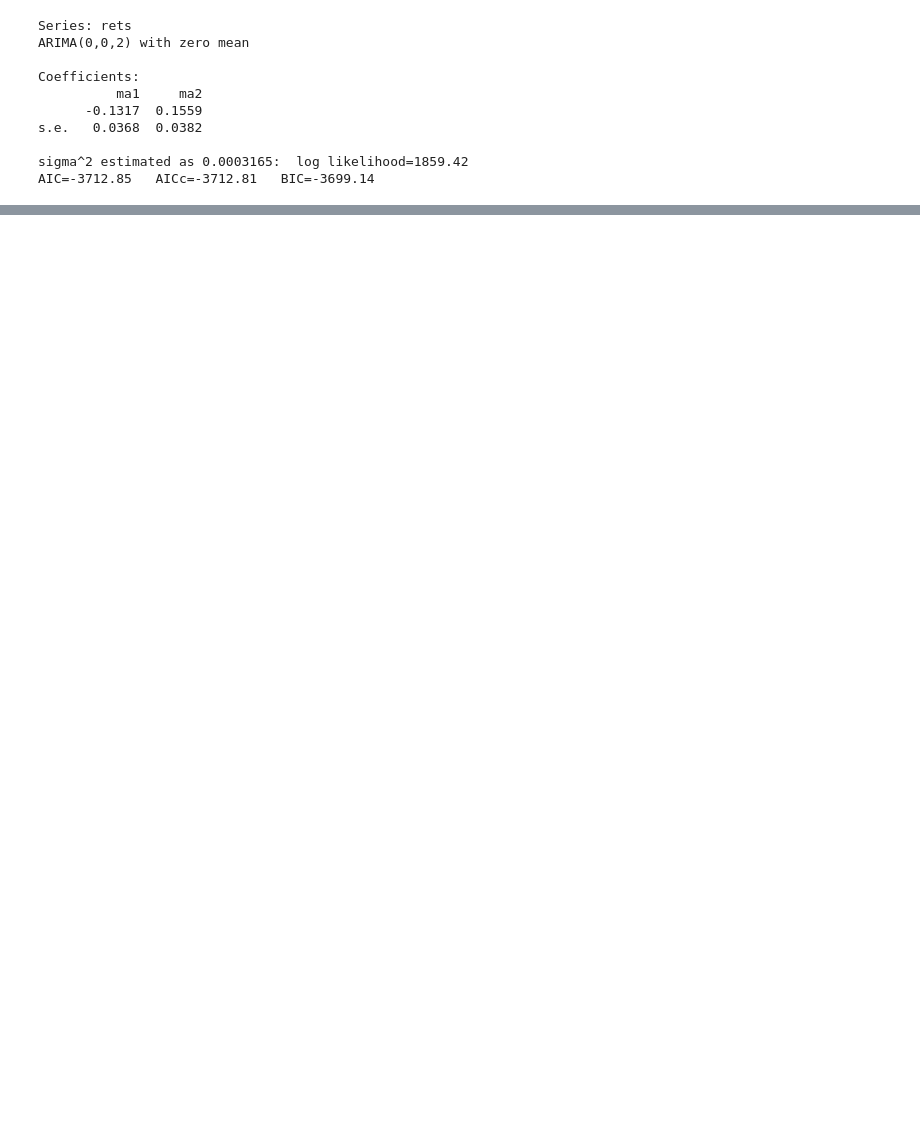
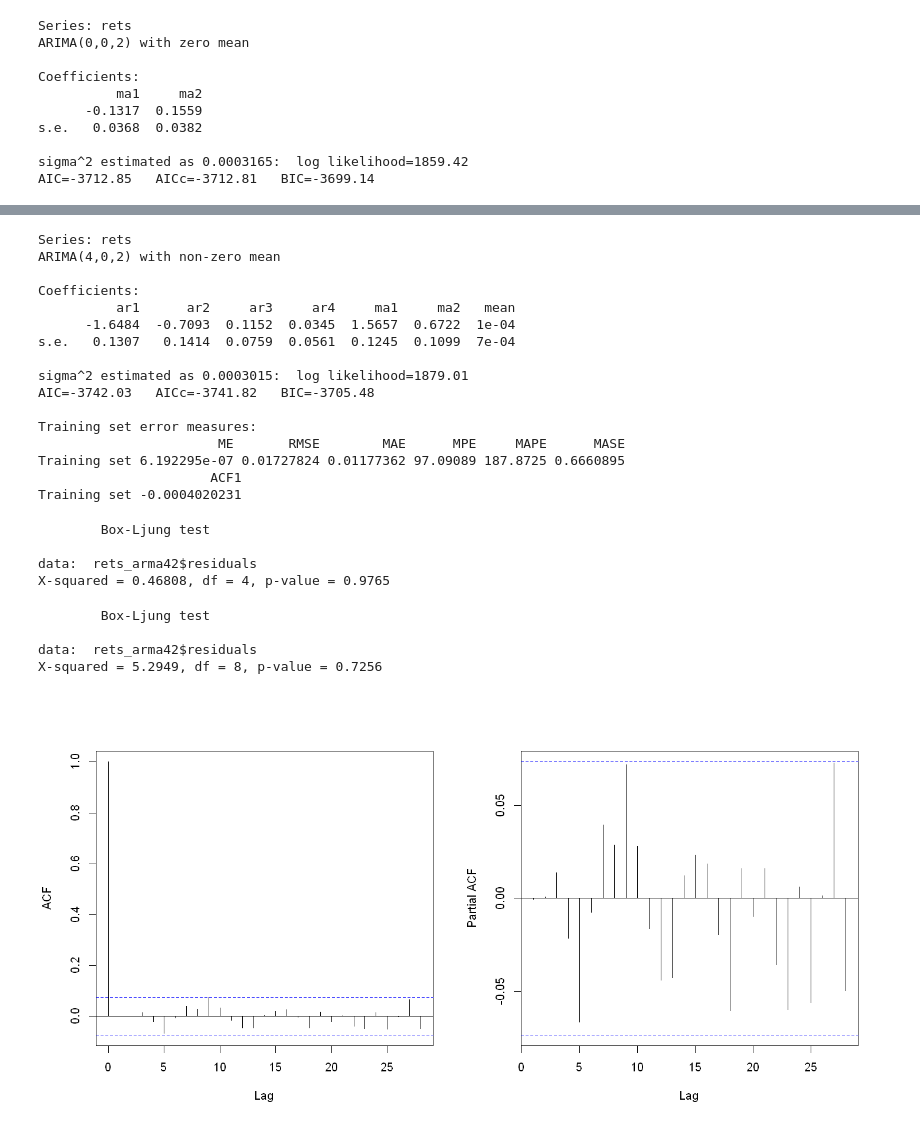
Before and after one commit to hawk-s/Financial_Econometrics, a Jupyter notebook: HA2/HA2_P2.ipynb, the cells around one changed output, grey strips where cells are left out. Drawn from its saved outputs; the diff is of its cells as text; code cells hidden in the pictures; blank space fills up the shorter version.

```diff
--- a/HA2/HA2_P2.ipynb
+++ b/HA2/HA2_P2.ipynb
@@ -306 +348,39 @@ Training set -0.003770968
 [figure]
+# %%
+ library(forecast)
+rets_arma42 <- Arima(rets, order = c(4, 0, 2))
+summary (rets_arma42)
+
+par(mfrow = c(1, 2))
+acf(rets_arma42$residuals, main = NA)
+pacf(rets_arma42$residuals, main = NA)
+
+
+Box.test(rets_arma42$residuals, type = "Ljung-Box", lag = 4)
+Box.test(rets_arma42$residuals, type = "Ljung-Box", lag = 8)
+# %% [output]
+Series: rets
+ARIMA(4,0,2) with non-zero mean
+
+Coefficients:
+          ar1      ar2     ar3     ar4     ma1     ma2   mean
+      -1.6484  -0.7093  0.1152  0.0345  1.5657  0.6722  1e-04
+s.e.   0.1307   0.1414  0.0759  0.0561  0.1245  0.1099  7e-04
+
+sigma^2 estimated as 0.0003015:  log likelihood=1879.01
+AIC=-3742.03   AICc=-3741.82   BIC=-3705.48
+
+Training set error measures:
+                       ME       RMSE        MAE      MPE     MAPE      MASE
+Training set 6.192295e-07 0.01727824 0.01177362 97.09089 187.8725 0.6660895
+                      ACF1
+Training set -0.0004020231
+        Box-Ljung test
+
+data:  rets_arma42$residuals
+X-squared = 0.46808, df = 4, p-value = 0.9765
+        Box-Ljung test
+
+data:  rets_arma42$residuals
+X-squared = 5.2949, df = 8, p-value = 0.7256
+[figure, added]
```
Also changed, not shown: parts of 9 cells of this notebook.
